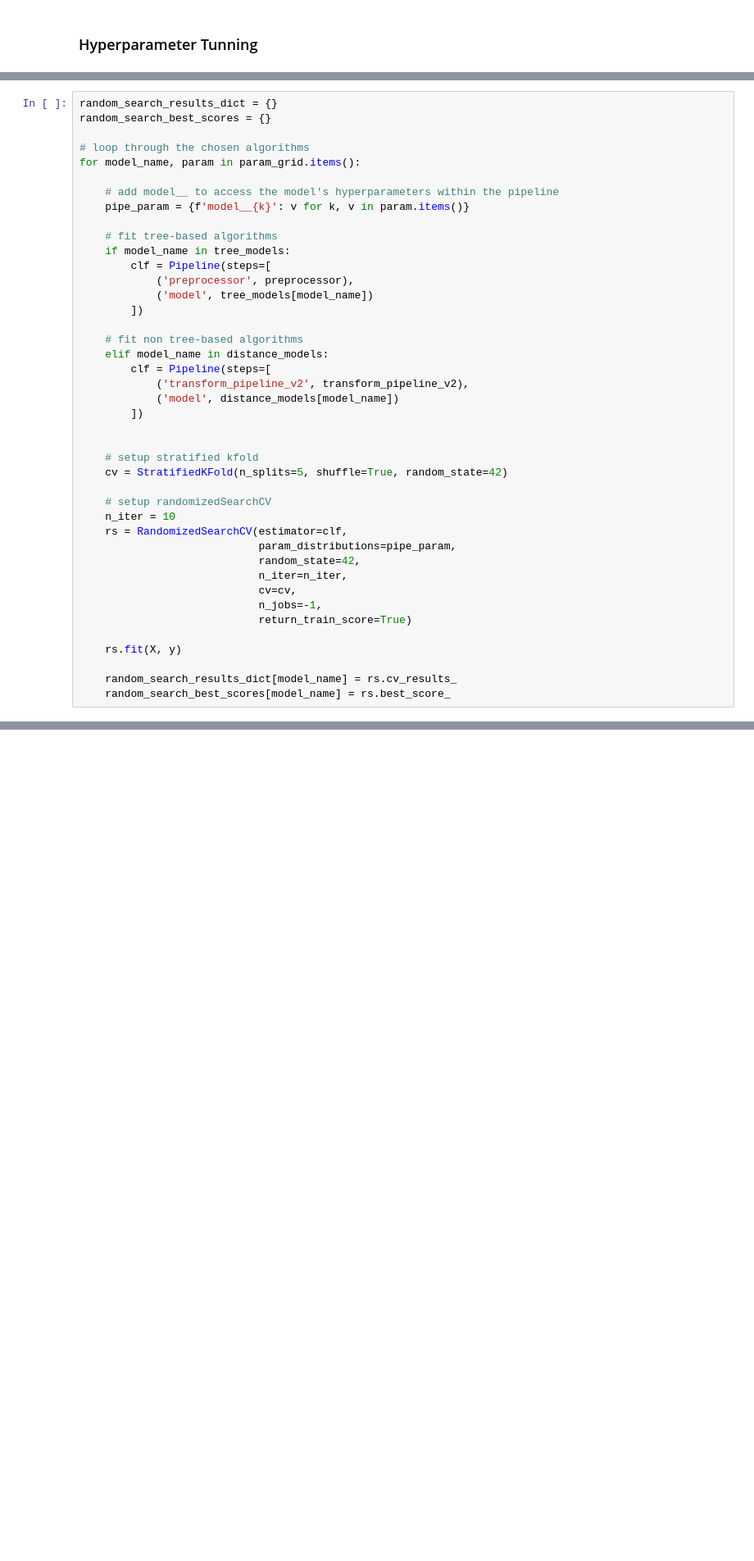
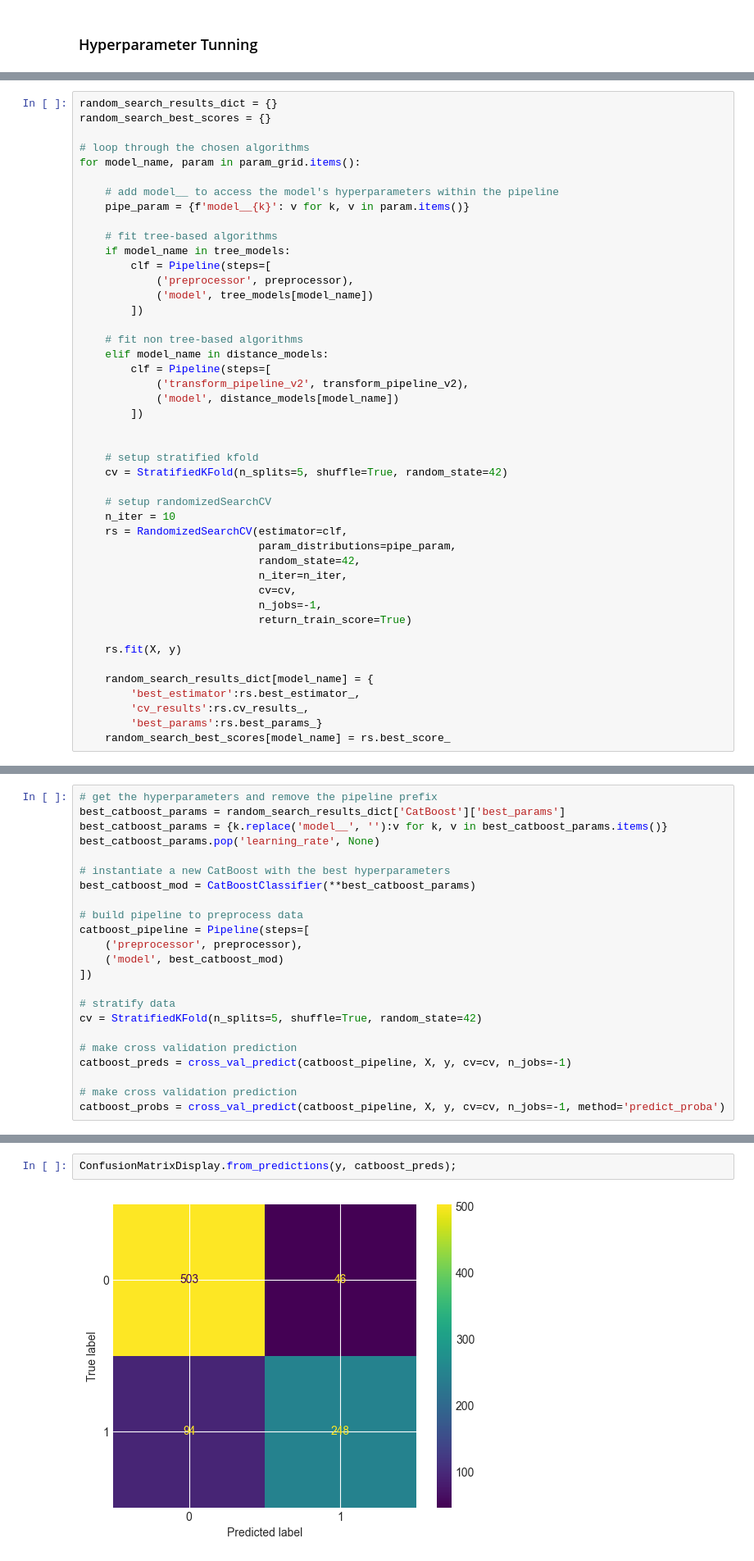
Before and after one commit to lopez-davcio/learning-journal, a Jupyter notebook: titanic-classification/titanic-analysis.ipynb, the cells around one changed output, grey strips where cells are left out. Shown at 82% size. Drawn from its saved outputs; the diff is of its cells as text; blank space fills up the shorter version.

Commit message:
evaluation: add classification report, confusion matrix and ROC/PR curves

```diff
--- a/titanic-classification/titanic-analysis.ipynb
+++ b/titanic-classification/titanic-analysis.ipynb
@@ -866,7 +867,10 @@ for model_name, param in param_grid.items():
 
     rs.fit(X, y)
 
-    random_search_results_dict[model_name] = rs.cv_results_
+    random_search_results_dict[model_name] = {
+        'best_estimator':rs.best_estimator_,
+        'cv_results':rs.cv_results_,
+        'best_params':rs.best_params_}
     random_search_best_scores[model_name] = rs.best_score_
 # %%
 # inspect cv results sorted by mean test score, drop unnecessary information
@@ -958,0 +968,23 @@ models_rank
+# %%
+# get the hyperparameters and remove the pipeline prefix
+best_catboost_params = random_search_results_dict['CatBoost']['best_params']
+best_catboost_params = {k.replace('model__', ''):v for k, v in best_catboost_params.items()}
+best_catboost_params.pop('learning_rate', None)
+
+# instantiate a new CatBoost with the best hyperparameters
+best_catboost_mod = CatBoostClassifier(**best_catboost_params)
+
+# build pipeline to preprocess data
+catboost_pipeline = Pipeline(steps=[
+    ('preprocessor', preprocessor),
+    ('model', best_catboost_mod)
+])
+
+# stratify data
+cv = StratifiedKFold(n_splits=5, shuffle=True, random_state=42)
+
+# make cross validation prediction
+catboost_preds = cross_val_predict(catboost_pipeline, X, y, cv=cv, n_jobs=-1)
+
+# make cross validation prediction
+catboost_probs = cross_val_predict(catboost_pipeline, X, y, cv=cv, n_jobs=-1, method='predict_proba')
@@ -958,0 +1010,4 @@ models_rank
+# %%
+ConfusionMatrixDisplay.from_predictions(y, catboost_preds);
+# %% [output]
+[figure, added]
```
Also changed, not shown: parts of 12 cells of this notebook.
